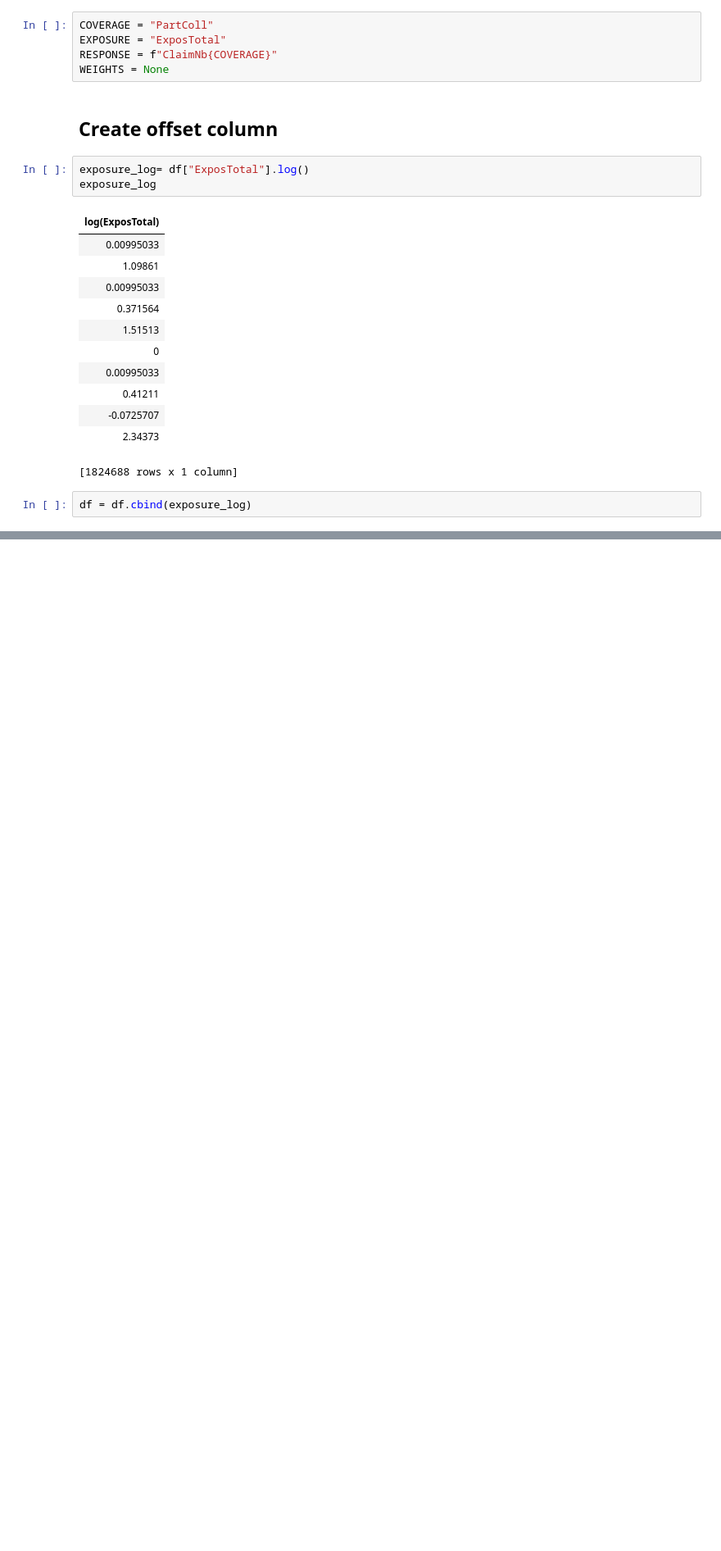
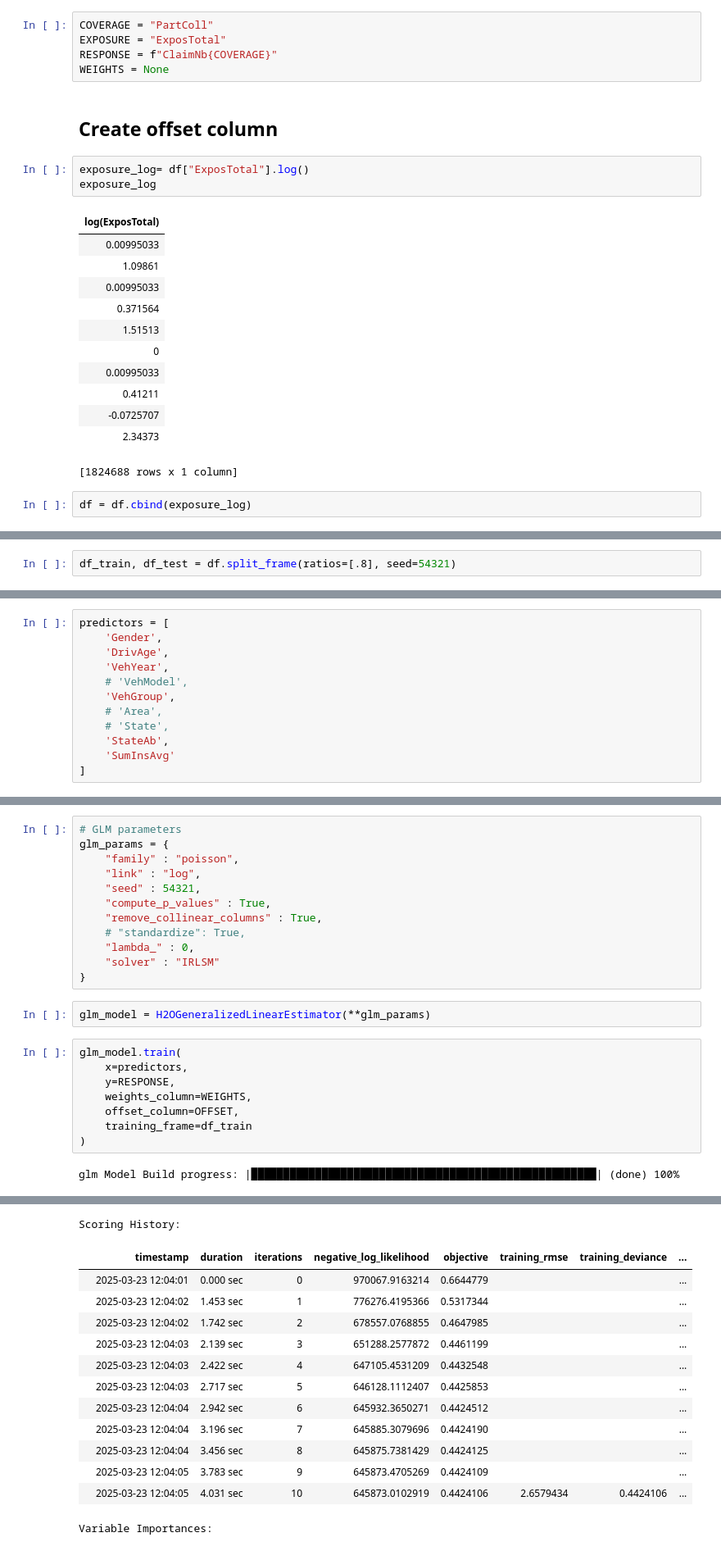
Before and after one commit to KatarzynaKnapik/brvehins, a Jupyter notebook: modeling.ipynb, the cells around one changed output, grey strips where cells are left out. Shown at 82% size. Cells and saved outputs as stored; diff of their text form; blank space fills up the shorter version.

Commit message:
Train model

```diff
--- a/modeling.ipynb
+++ b/modeling.ipynb
@@ -176,0 +203,2 @@ df.columns
+# %%
+df_train, df_test = df.split_frame(ratios=[.8], seed=54321)
@@ -176,0 +215,12 @@ df.columns
+# %%
+predictors = [
+    'Gender',
+    'DrivAge',
+    'VehYear',
+    # 'VehModel',
+    'VehGroup',
+    # 'Area',
+    # 'State',
+    'StateAb',
+    'SumInsAvg'
+]
@@ -176,0 +229,24 @@ df.columns
+# %%
+# GLM parameters
+glm_params = {
+    "family" : "poisson",
+    "link" : "log",
+    "seed" : 54321,
+    "compute_p_values" : True,
+    "remove_collinear_columns" : True,
+    # "standardize": True,
+    "lambda_" : 0,
+    "solver" : "IRLSM"
+}
+# %%
+glm_model = H2OGeneralizedLinearEstimator(**glm_params)
+# %%
+glm_model.train(
+    x=predictors,
+    y=RESPONSE,
+    weights_column=WEIGHTS,
+    offset_column=OFFSET,
+    training_frame=df_train
+)
+# %% [output]
+glm Model Build progress: |██████████████████████████████████████████████████████| (done) 100%
@@ -176,0 +258,14 @@ df.columns
+Scoring History:
+|  | timestamp | duration | iterations | negative_log_likelihood | objective | training_rmse | training_deviance | ... |
+|  | 2025-03-23 12:04:01 | 0.000 sec | 0 | 970067.9163214 | 0.6644779 |  |  | ... |
+|  | 2025-03-23 12:04:02 | 1.453 sec | 1 | 776276.4195366 | 0.5317344 |  |  | ... |
+|  | 2025-03-23 12:04:02 | 1.742 sec | 2 | 678557.0768855 | 0.4647985 |  |  | ... |
+|  | 2025-03-23 12:04:03 | 2.139 sec | 3 | 651288.2577872 | 0.4461199 |  |  | ... |
+|  | 2025-03-23 12:04:03 | 2.422 sec | 4 | 647105.4531209 | 0.4432548 |  |  | ... |
+|  | 2025-03-23 12:04:03 | 2.717 sec | 5 | 646128.1112407 | 0.4425853 |  |  | ... |
+|  | 2025-03-23 12:04:04 | 2.942 sec | 6 | 645932.3650271 | 0.4424512 |  |  | ... |
+|  | 2025-03-23 12:04:04 | 3.196 sec | 7 | 645885.3079696 | 0.4424190 |  |  | ... |
+|  | 2025-03-23 12:04:04 | 3.456 sec | 8 | 645875.7381429 | 0.4424125 |  |  | ... |
+|  | 2025-03-23 12:04:05 | 3.783 sec | 9 | 645873.4705269 | 0.4424109 |  |  | ... |
+|  | 2025-03-23 12:04:05 | 4.031 sec | 10 | 645873.0102919 | 0.4424106 | 2.6579434 | 0.4424106 | ... |
+Variable Importances:
```
Also changed, not shown: parts of 10 cells of this notebook.
